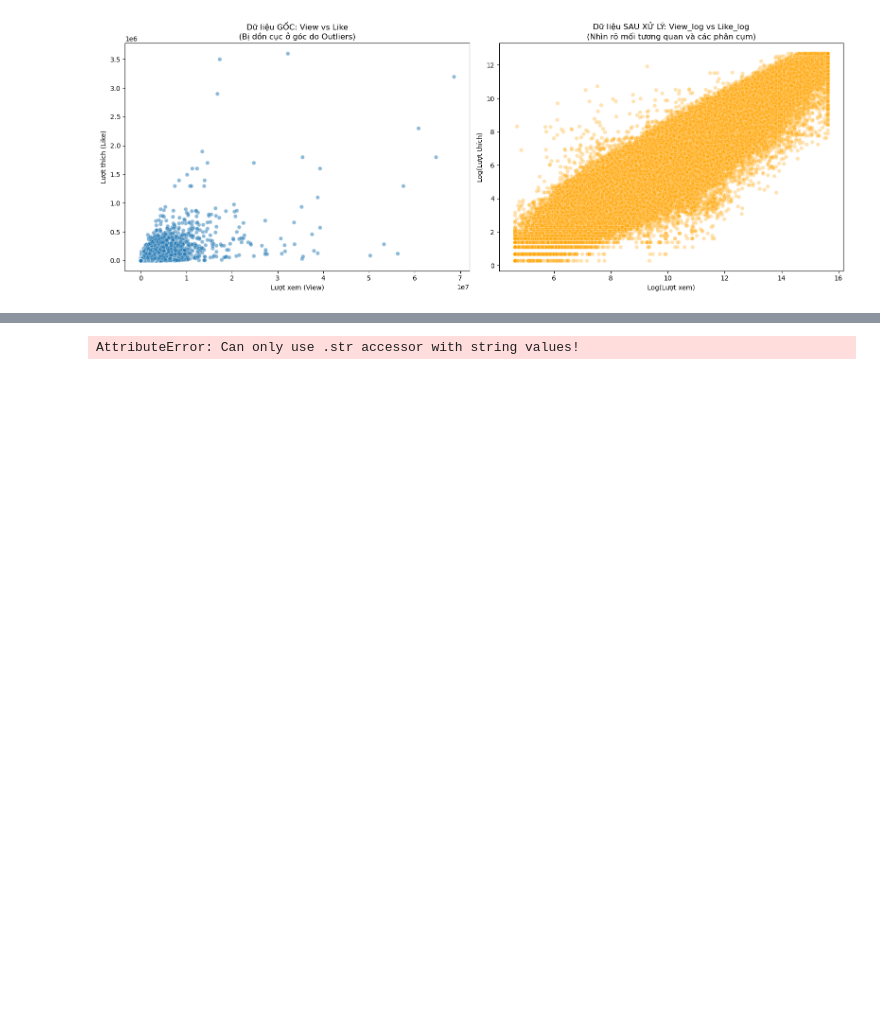
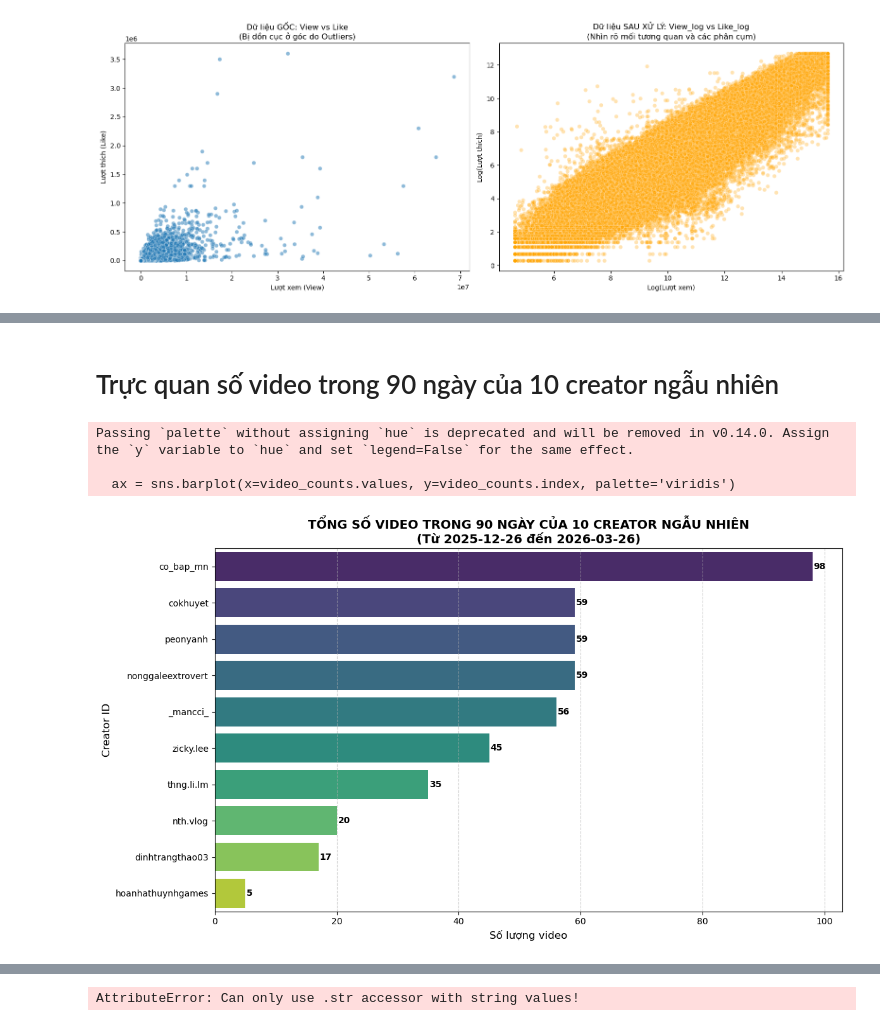
Before and after one commit to lamphat344961-alt/TIKTOK_crawl_V2, a Jupyter notebook: processing_data/meger_EDA.ipynb, the cells around one changed output, grey strips where cells are left out. Saved outputs shown, nothing was run; the diff lists cells and outputs as text; code cells hidden in the pictures; blank space fills up the shorter version.

```diff
--- a/processing_data/meger_EDA.ipynb
+++ b/processing_data/meger_EDA.ipynb
@@ -364,0 +440,42 @@ plt.show()
+# %% [markdown]
+# Trực quan số video trong 90 ngày của 10 creator ngẫu nhiên
+# %%
+
+import random
+
+# 1. Đảm bảo CREATE_TIME đã là datetime
+dataset_tiktokers['CREATE_TIME'] = pd.to_datetime(dataset_tiktokers['CREATE_TIME'])
+
+# 2. Lọc dữ liệu trong 90 ngày gần nhất
+max_date = dataset_tiktokers['CREATE_TIME'].max()
+ninety_days_ago = max_date - pd.Timedelta(days=90)
+df_90d = dataset_tiktokers[dataset_tiktokers['CREATE_TIME'] >= ninety_days_ago].copy()
+
+# 3. Chọn ngẫu nhiên 10 Creator có hoạt động trong 90 ngày này
+random_creators = random.sample(list(df_90d['CREATOR_ID'].unique()), 10)
+df_top_10 = df_90d[df_90d['CREATOR_ID'].isin(random_creators)]
+
+# 4. Đếm số lượng video của mỗi Creator
+video_counts = df_top_10.groupby('CREATOR_ID')['VIDEO_ID'].count().sort_values(ascending=False)
+
+# 5. Vẽ biểu đồ
+plt.figure(figsize=(12, 7))
+ax = sns.barplot(x=video_counts.values, y=video_counts.index, palette='viridis')
+
+# Thêm số liệu cụ thể vào đầu mỗi cột
+for i, v in enumerate(video_counts.values):
+    ax.text(v + 0.2, i, str(v), color='black', va='center', fontweight='bold')
+
+plt.title(f'TỔNG SỐ VIDEO TRONG 90 NGÀY CỦA 10 CREATOR NGẪU NHIÊN\n(Từ {ninety_days_ago.date()} đến {max_date.date()})',
+          fontsize=14, fontweight='bold')
+plt.xlabel('Số lượng video', fontsize=12)
+plt.ylabel('Creator ID', fontsize=12)
+plt.grid(axis='x', linestyle='--', alpha=0.6)
+
+plt.tight_layout()
+plt.show()
+# %% [output]
+Passing `palette` without assigning `hue` is deprecated and will be removed in v0.14.0. Assign the `y` variable to `hue` and set `legend=False` for the same effect.
+
+  ax = sns.barplot(x=video_counts.values, y=video_counts.index, palette='viridis')
+[figure, added]
```
Also changed, not shown: parts of 8 cells of this notebook.
